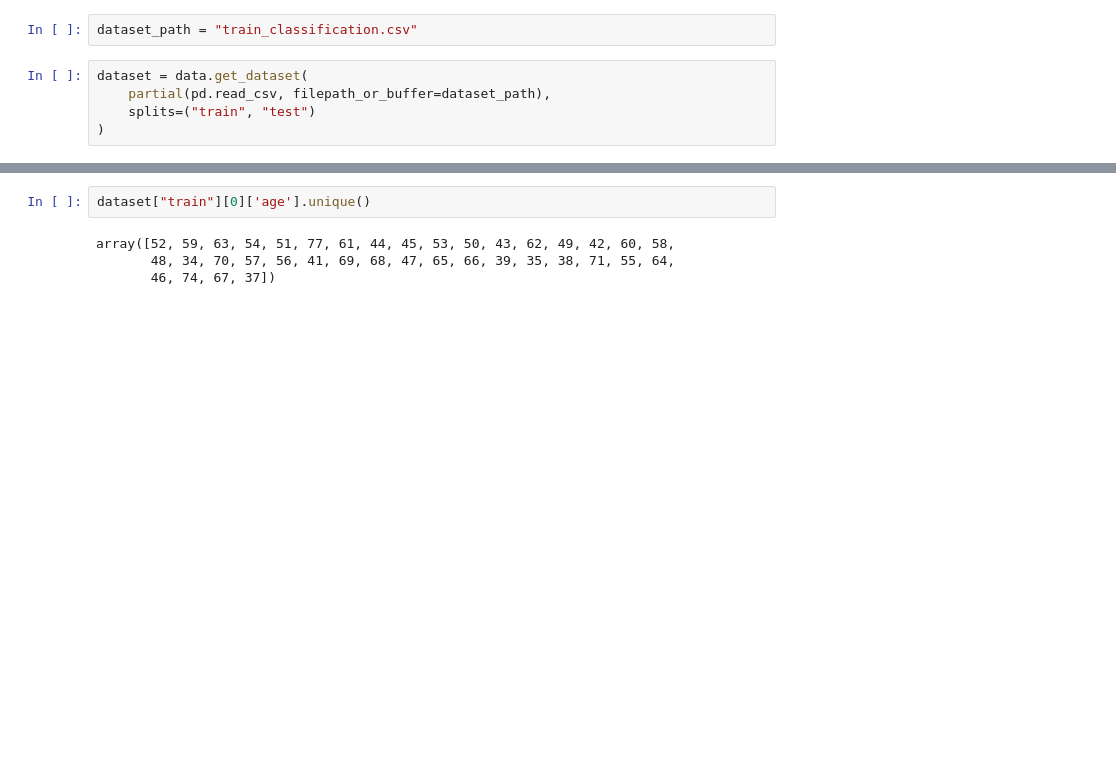
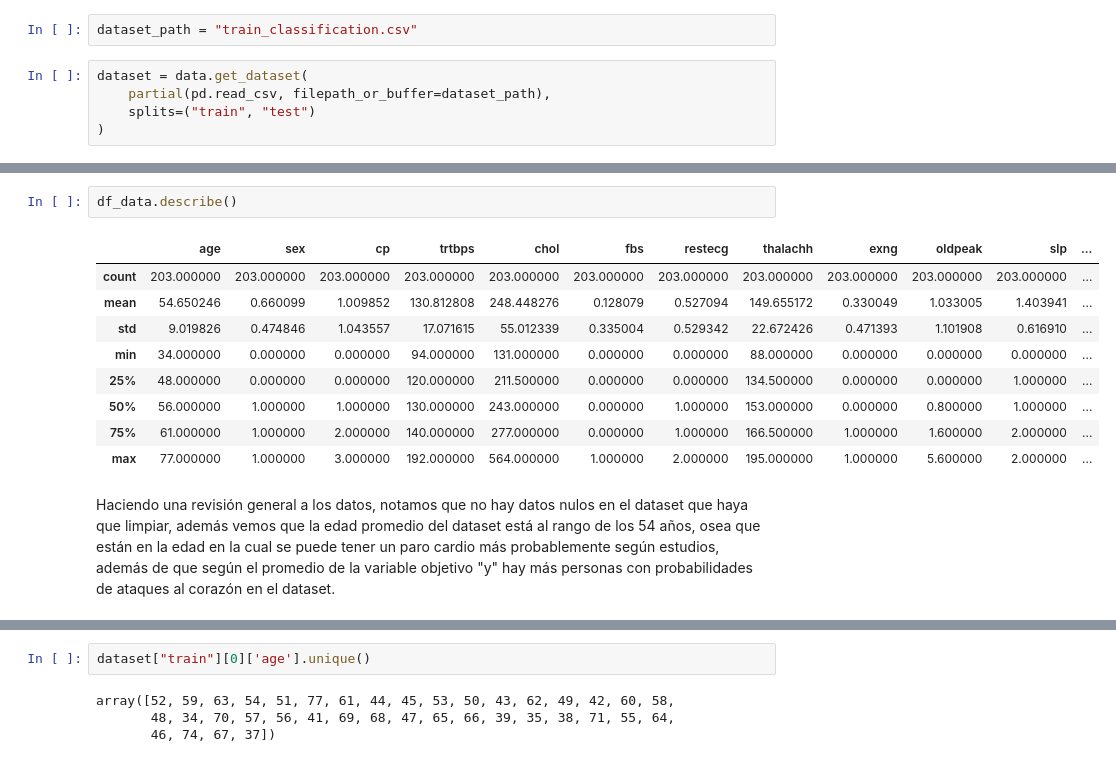
Before and after one commit to alejoaj22/ml-tarea-competencia, a Jupyter notebook: report _tarea_reto.ipynb, the cells around one changed output, grey strips where cells are left out. Cells and saved outputs as stored; diff of their text form; blank space fills up the shorter version.

```diff
--- a/report _tarea_reto.ipynb
+++ b/report _tarea_reto.ipynb
@@ -80,0 +53,14 @@ float64
+# %%
+df_data.describe()
+# %% [output]
+|  | age | sex | cp | trtbps | chol | fbs | restecg | thalachh | exng | oldpeak | slp | ... |
+| count | 203.000000 | 203.000000 | 203.000000 | 203.000000 | 203.000000 | 203.000000 | 203.000000 | 203.000000 | 203.000000 | 203.000000 | 203.000000 | ... |
+| mean | 54.650246 | 0.660099 | 1.009852 | 130.812808 | 248.448276 | 0.128079 | 0.527094 | 149.655172 | 0.330049 | 1.033005 | 1.403941 | ... |
+| std | 9.019826 | 0.474846 | 1.043557 | 17.071615 | 55.012339 | 0.335004 | 0.529342 | 22.672426 | 0.471393 | 1.101908 | 0.616910 | ... |
+| min | 34.000000 | 0.000000 | 0.000000 | 94.000000 | 131.000000 | 0.000000 | 0.000000 | 88.000000 | 0.000000 | 0.000000 | 0.000000 | ... |
+| 25% | 48.000000 | 0.000000 | 0.000000 | 120.000000 | 211.500000 | 0.000000 | 0.000000 | 134.500000 | 0.000000 | 0.000000 | 1.000000 | ... |
+| 50% | 56.000000 | 1.000000 | 1.000000 | 130.000000 | 243.000000 | 0.000000 | 1.000000 | 153.000000 | 0.000000 | 0.800000 | 1.000000 | ... |
+| 75% | 61.000000 | 1.000000 | 2.000000 | 140.000000 | 277.000000 | 0.000000 | 1.000000 | 166.500000 | 1.000000 | 1.600000 | 2.000000 | ... |
+| max | 77.000000 | 1.000000 | 3.000000 | 192.000000 | 564.000000 | 1.000000 | 2.000000 | 195.000000 | 1.000000 | 5.600000 | 2.000000 | ... |
+# %% [markdown]
+Haciendo una revisión general a los datos, notamos que no hay datos nulos en el dataset que haya que limpiar, además vemos que la edad promedio del dataset está al rango de los 54 años, osea que están en la edad en la cual se puede tener un paro cardio más probablemente según estudios, además de que según el promedio de la variable objetivo "y" hay más personas con probabilidades de ataques al corazón en el dataset.
```
Also changed, not shown: parts of 23 cells of this notebook, 2 other files.
